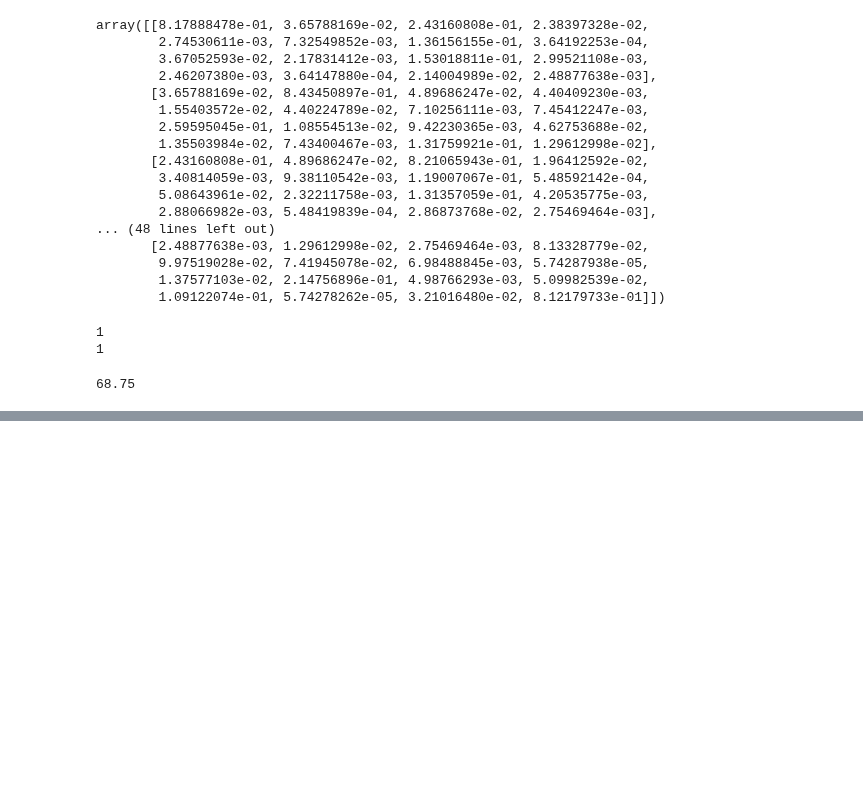
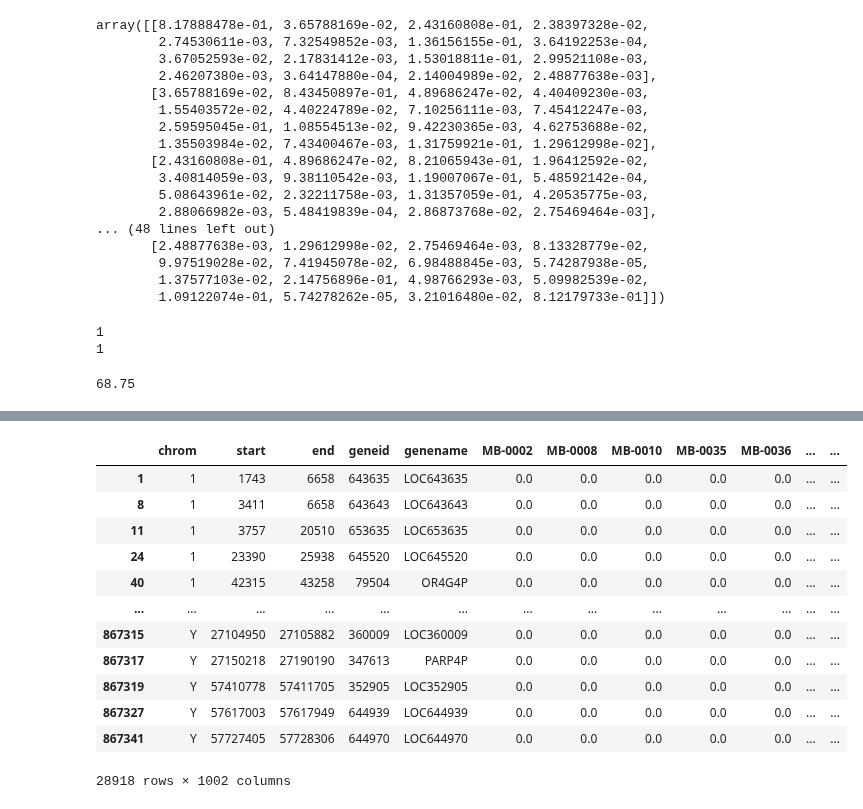
Before and after one commit to RafRomB/imml, a Jupyter notebook: Untitled.ipynb, the cells around one changed output, grey strips where cells are left out. Saved outputs shown, nothing was run; the diff lists cells and outputs as text; code cells hidden in the pictures; blank space fills up the shorter version.

```diff
--- a/Untitled.ipynb
+++ b/Untitled.ipynb
@@ -382,0 +516,16 @@ p
+# %%
+converted["mydatCNV"]
+# %% [output]
+|  | chrom | start | end | geneid | genename | MB-0002 | MB-0008 | MB-0010 | MB-0035 | MB-0036 | ... | ... |
+| 1 | 1 | 1743 | 6658 | 643635 | LOC643635 | 0.0 | 0.0 | 0.0 | 0.0 | 0.0 | ... | ... |
+| 8 | 1 | 3411 | 6658 | 643643 | LOC643643 | 0.0 | 0.0 | 0.0 | 0.0 | 0.0 | ... | ... |
+| 11 | 1 | 3757 | 20510 | 653635 | LOC653635 | 0.0 | 0.0 | 0.0 | 0.0 | 0.0 | ... | ... |
+| 24 | 1 | 23390 | 25938 | 645520 | LOC645520 | 0.0 | 0.0 | 0.0 | 0.0 | 0.0 | ... | ... |
+| 40 | 1 | 42315 | 43258 | 79504 | OR4G4P | 0.0 | 0.0 | 0.0 | 0.0 | 0.0 | ... | ... |
+| ... | ... | ... | ... | ... | ... | ... | ... | ... | ... | ... | ... | ... |
+| 867315 | Y | 27104950 | 27105882 | 360009 | LOC360009 | 0.0 | 0.0 | 0.0 | 0.0 | 0.0 | ... | ... |
+| 867317 | Y | 27150218 | 27190190 | 347613 | PARP4P | 0.0 | 0.0 | 0.0 | 0.0 | 0.0 | ... | ... |
+| 867319 | Y | 57410778 | 57411705 | 352905 | LOC352905 | 0.0 | 0.0 | 0.0 | 0.0 | 0.0 | ... | ... |
+| 867327 | Y | 57617003 | 57617949 | 644939 | LOC644939 | 0.0 | 0.0 | 0.0 | 0.0 | 0.0 | ... | ... |
+| 867341 | Y | 57727405 | 57728306 | 644970 | LOC644970 | 0.0 | 0.0 | 0.0 | 0.0 | 0.0 | ... | ... |
+28918 rows × 1002 columns
```
Also changed, not shown: parts of 31 cells of this notebook, 3 other files.
